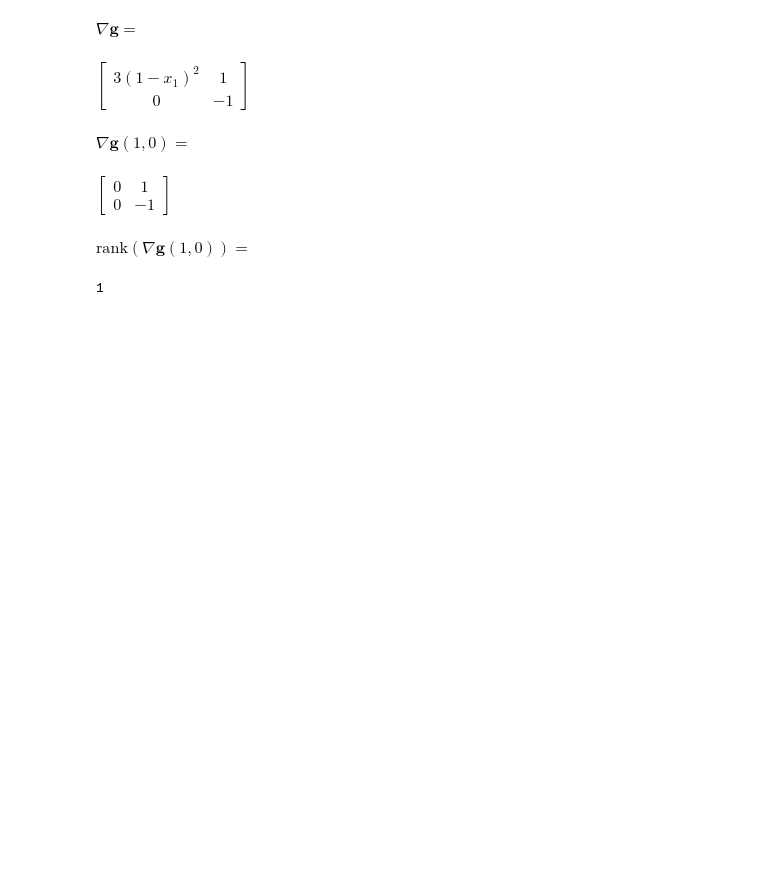
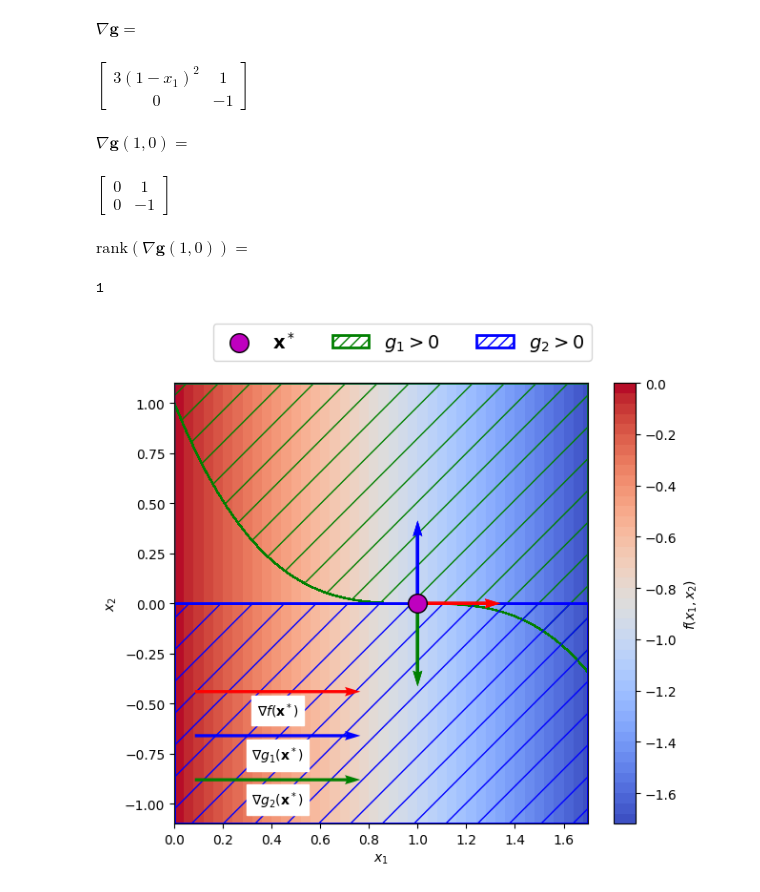
Before and after one commit to akr1139/Optimization, a Jupyter notebook: EM502_LAB_05.ipynb, the cells around one changed output. Saved outputs shown, nothing was run; the diff lists cells and outputs as text; code cells hidden in the pictures; blank space fills up the shorter version.

```diff
--- a/EM502_LAB_05.ipynb
+++ b/EM502_LAB_05.ipynb
@@ -66,3 +68,60 @@ $\nabla \mathbf{g}(1,0)=$
 $\displaystyle \left[\begin{matrix}0 & 1\\0 & -1\end{matrix}\right]$
 $\mathrm{rank}(\nabla \mathbf{g}(1,0))=$
 1
+# %%
+# Visualize the constraints and the objective functions
+def constraint_color(cf,color):
+    # https://github.com/matplotlib/matplotlib/issues/2789/#issuecomment-604599060
+    for i, collection in enumerate(cf.collections):
+        collection.set_edgecolor(color)
+
+# optimizer
+x_opt = [1., 0.]
+
+# Objective
+X1,X2 = np.meshgrid(np.linspace(0,1.7,40),np.linspace(-1.1,1.1,40))
+F = -X1
+handles = []; labels = []
+
+origin = np.array([x_opt]*3).T # origin point
+vectors = np.array([[1,0],[0,1],[0,-1]])
+
+# initialize figure
+fig, ax = plt.subplots(figsize=(7,6))
+cf = ax.contourf(X1, X2, F,cmap="coolwarm",levels=50,zorder=-1)
+opt = ax.scatter([x_opt[0],], [x_opt[1],], s = 200, marker="o", color="m", edgecolors="k", linestyle="None",label="$\mathbf{x}^*$",zorder=3)
+Q = ax.quiver(*origin, vectors[0:1,0], vectors[0:1,1], color=['r',], scale=5, zorder=2)
+qk = ax.quiverkey(Q, 0.25, 0.3, 2, r"$\nabla f(\mathbf{x}^*)$", labelpos='S', coordinates='axes')
+qk.text.set_backgroundcolor('w')
+Q = ax.quiver(*origin, vectors[1:2,0], vectors[1:2,1], color=['b'], scale=5, zorder=2)
+qk=ax.quiverkey(Q, 0.25, 0.2, 2, r"$\nabla g_1(\mathbf{x}^*)$", labelpos='S', coordinates='axes')
+qk.text.set_backgroundcolor('w')
+Q = ax.quiver(*origin, vectors[2:3,0], vectors[2:3,1], color=['g'], scale=5, zorder=2)
+qk=ax.quiverkey(Q, 0.25, 0.1, 2, r"$\nabla g_2(\mathbf{x}^*)$", labelpos='S', coordinates='axes')
+qk.text.set_backgroundcolor('w')
+ax.set_xlabel("$x_1$")
+ax.set_ylabel("$x_2$")
+fig.colorbar(cf, ax=ax, orientation='vertical', label=r"$f(x_1,x_2)$")
+handles += [opt]
+labels += [r"$\mathbf{x}^*$"]
+# Constraints
+G1 = X2 - (1-X1)**3
+cf = plt.contourf(X1, X2, G1, levels=[-200, 0, 200], colors='none',hatches=[None, '/'],extend='lower')
+constraint_color(cf,'g')
+a_hatch = patches.Rectangle((20,20), 20, 20, linewidth=2, edgecolor='g', facecolor='none', fill='None', hatch='///')
+handles += [a_hatch]
+labels += [r"$g_1>0$"]
+
+G2 = -X2
+cf = plt.contourf(X1, X2, G2, levels=[-200, 0, 200], colors='none',hatches=[None, '/'],extend='lower')
+constraint_color(cf,'b')
+a_hatch = patches.Rectangle((20,20), 20, 20, linewidth=2, edgecolor='b', facecolor='none', fill='None', hatch='///')
+handles += [a_hatch]
+labels += [r"$g_2>0$"]
+
+lx = fig.legend(handles, labels, loc='upper center', ncol=3, fontsize = 14)
+# fig.savefig("irregular_point.pdf",bbox_inches="tight")
+
+plt.show()
+# %% [output]
+[figure, added]
```
Also changed, not shown: parts of 31 cells of this notebook.
